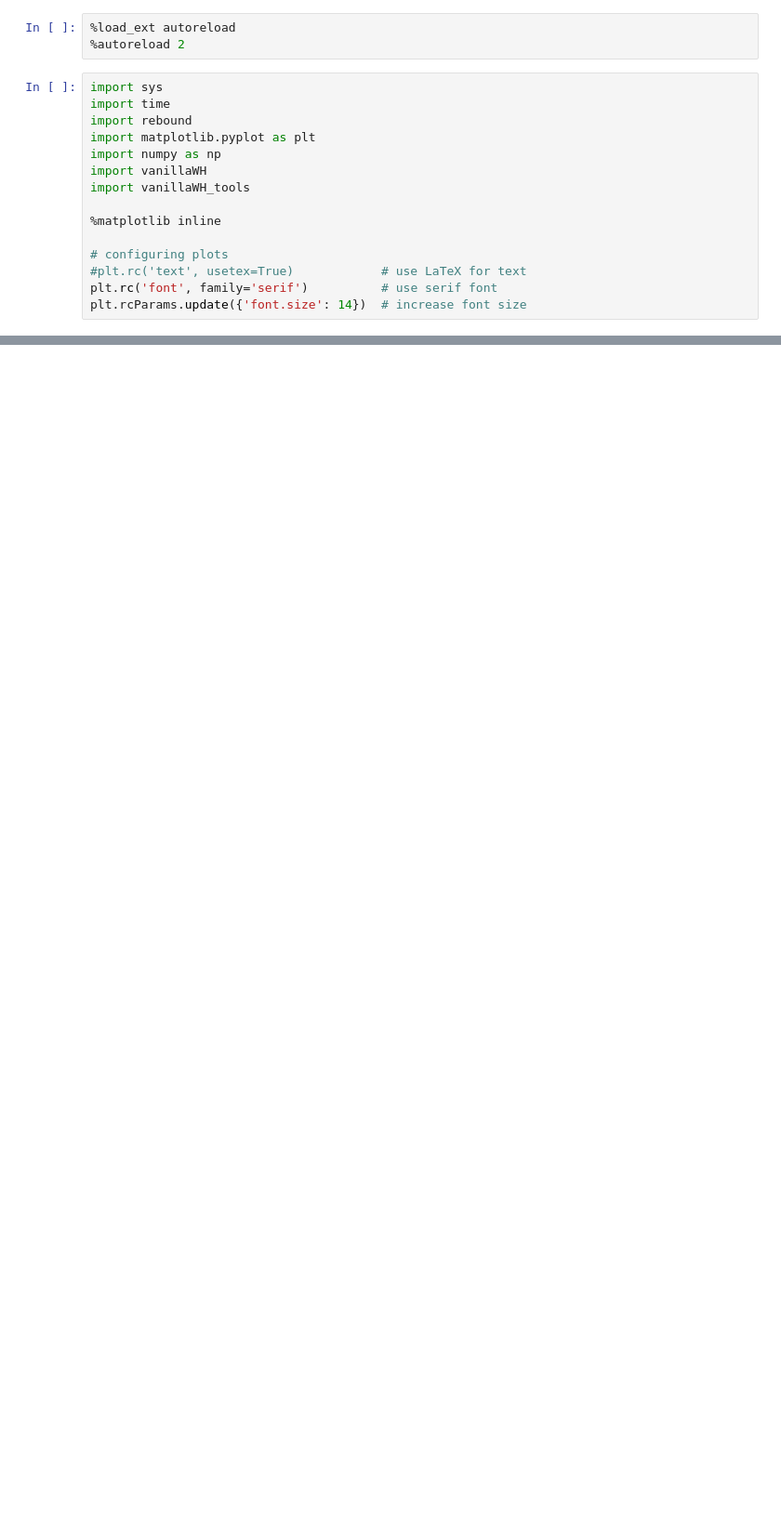
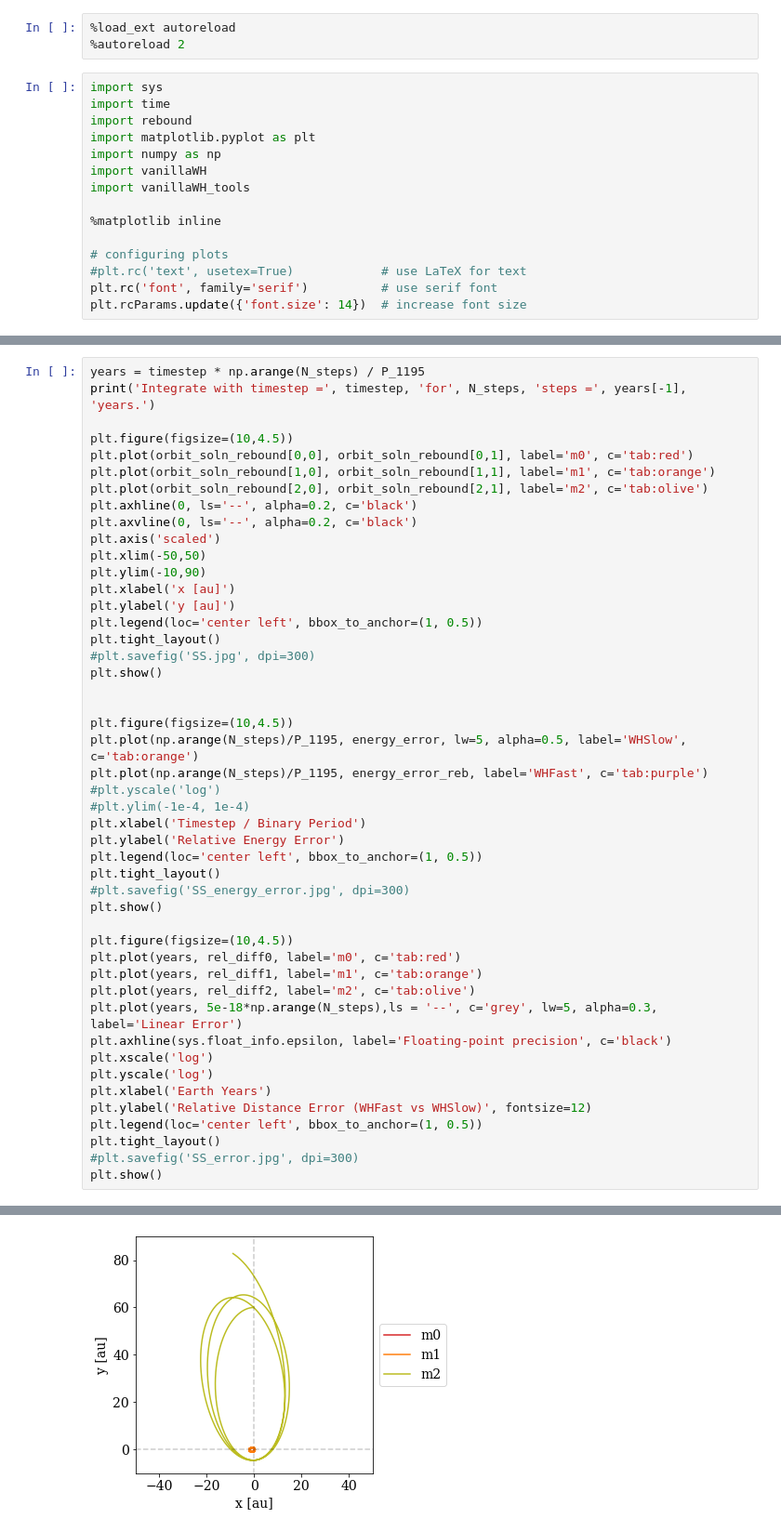
Before and after one commit to michaelkmpoon/eccentricWH, a Jupyter notebook: 09_vanillaWH_MikkolaPaper.ipynb, the cells around one changed output, grey strips where cells are left out. Shown at 93% size. Drawn from its saved outputs; the diff is of its cells as text; blank space fills up the shorter version.

```diff
--- a/09_vanillaWH_MikkolaPaper.ipynb
+++ b/09_vanillaWH_MikkolaPaper.ipynb
@@ -263,0 +220,48 @@ print('time to integrate =', np.round(end - start, 1), 's')
+# %%
+years = timestep * np.arange(N_steps) / P_1195
+print('Integrate with timestep =', timestep, 'for', N_steps, 'steps =', years[-1], 'years.')
+
+plt.figure(figsize=(10,4.5))
+plt.plot(orbit_soln_rebound[0,0], orbit_soln_rebound[0,1], label='m0', c='tab:red')
+plt.plot(orbit_soln_rebound[1,0], orbit_soln_rebound[1,1], label='m1', c='tab:orange')
+plt.plot(orbit_soln_rebound[2,0], orbit_soln_rebound[2,1], label='m2', c='tab:olive')
+plt.axhline(0, ls='--', alpha=0.2, c='black')
+plt.axvline(0, ls='--', alpha=0.2, c='black')
+plt.axis('scaled')
+plt.xlim(-50,50)
+plt.ylim(-10,90)
+plt.xlabel('x [au]')
+plt.ylabel('y [au]')
+plt.legend(loc='center left', bbox_to_anchor=(1, 0.5))
+plt.tight_layout()
+#plt.savefig('SS.jpg', dpi=300)
+plt.show()
+
+
+plt.figure(figsize=(10,4.5))
+plt.plot(np.arange(N_steps)/P_1195, energy_error, lw=5, alpha=0.5, label='WHSlow', c='tab:orange')
+plt.plot(np.arange(N_steps)/P_1195, energy_error_reb, label='WHFast', c='tab:purple')
+#plt.yscale('log')
+#plt.ylim(-1e-4, 1e-4)
+plt.xlabel('Timestep / Binary Period')
+plt.ylabel('Relative Energy Error')
+plt.legend(loc='center left', bbox_to_anchor=(1, 0.5))
+plt.tight_layout()
+#plt.savefig('SS_energy_error.jpg', dpi=300)
+plt.show()
+
+plt.figure(figsize=(10,4.5))
+plt.plot(years, rel_diff0, label='m0', c='tab:red')
+plt.plot(years, rel_diff1, label='m1', c='tab:orange')
+plt.plot(years, rel_diff2, label='m2', c='tab:olive')
+plt.plot(years, 5e-18*np.arange(N_steps),ls = '--', c='grey', lw=5, alpha=0.3, label='Linear Error')
+plt.axhline(sys.float_info.epsilon, label='Floating-point precision', c='black')
+plt.xscale('log')
+plt.yscale('log')
+plt.xlabel('Earth Years')
+plt.ylabel('Relative Distance Error (WHFast vs WHSlow)', fontsize=12)
+plt.legend(loc='center left', bbox_to_anchor=(1, 0.5))
+plt.tight_layout()
+#plt.savefig('SS_error.jpg', dpi=300)
+plt.show()
+# %% [output]
@@ -263,0 +269 @@ print('time to integrate =', np.round(end - start, 1), 's')
+[figure, added]
```
Also changed, not shown: parts of 9 cells of this notebook, 1 other file.
